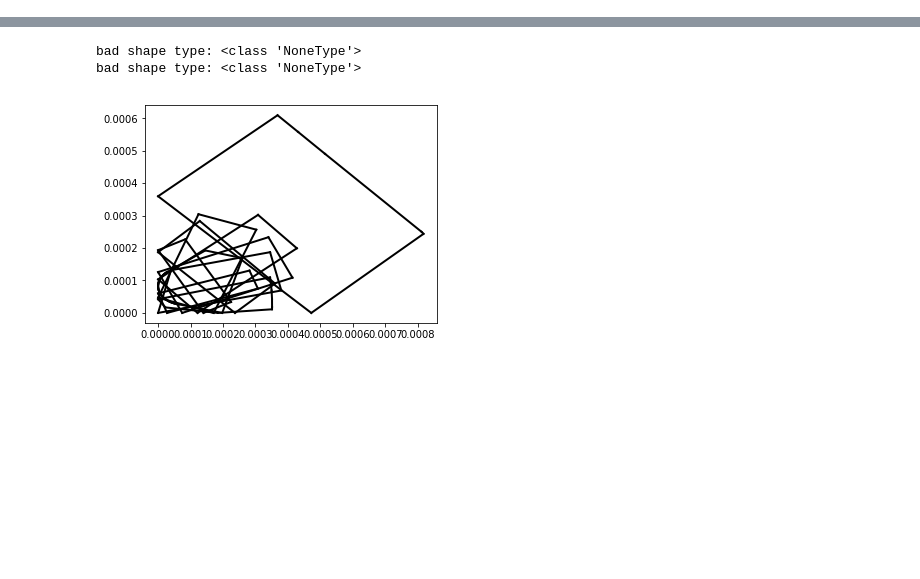
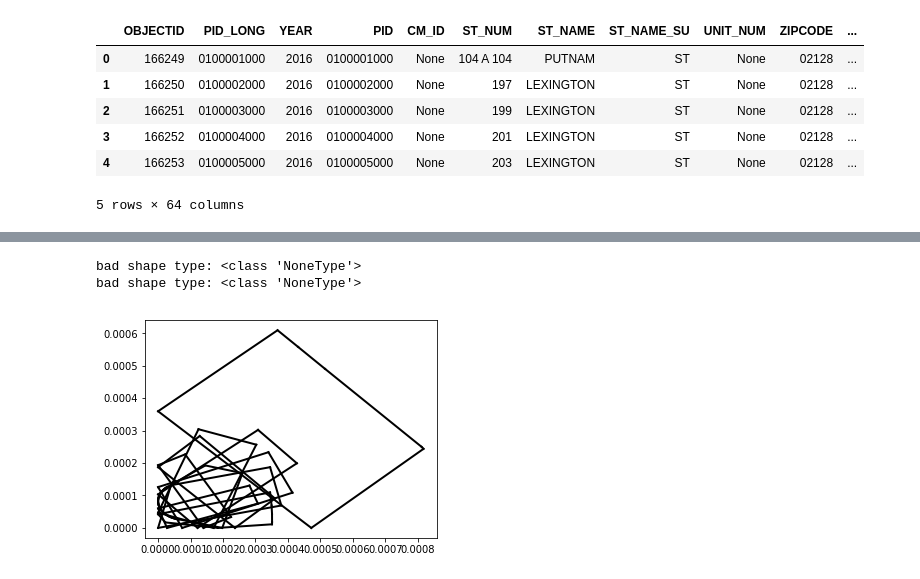
Before and after one commit to ctogle/archigan, a Jupyter notebook: repartition_pix2pix_dataset2.ipynb, the cells around one changed output, grey strips where cells are left out. Cells and saved outputs as stored; diff of their text form; code cells hidden in the pictures; blank space fills up the shorter version.

```diff
--- a/repartition_pix2pix_dataset.ipynb
+++ b/repartition_pix2pix_dataset2.ipynb
@@ -26,4 +28,15 @@ def parse_CVC_FP_svg(path, classes):
                 loop = list(zip(py.points[::2], py.points[1::2]))
                 byclass[py._class].append(loop)
     return byclass, drawing.height, drawing.width
+# %%
+df = gpd.read_file('datasets/boston_buildings/2016/Parcels_2016_Data_Full.shp')
+df.head()
+# %% [output]
+|  | OBJECTID | PID_LONG | YEAR | PID | CM_ID | ST_NUM | ST_NAME | ST_NAME_SU | UNIT_NUM | ZIPCODE | ... |
+| 0 | 166249 | 0100001000 | 2016 | 0100001000 | None | 104 A 104 | PUTNAM | ST | None | 02128 | ... |
+| 1 | 166250 | 0100002000 | 2016 | 0100002000 | None | 197 | LEXINGTON | ST | None | 02128 | ... |
+| 2 | 166251 | 0100003000 | 2016 | 0100003000 | None | 199 | LEXINGTON | ST | None | 02128 | ... |
+| 3 | 166252 | 0100004000 | 2016 | 0100004000 | None | 201 | LEXINGTON | ST | None | 02128 | ... |
+| 4 | 166253 | 0100005000 | 2016 | 0100005000 | None | 203 | LEXINGTON | ST | None | 02128 | ... |
+5 rows × 64 columns
 # %%
```
Also changed, not shown: parts of 4 cells of this notebook, 1 other file.
